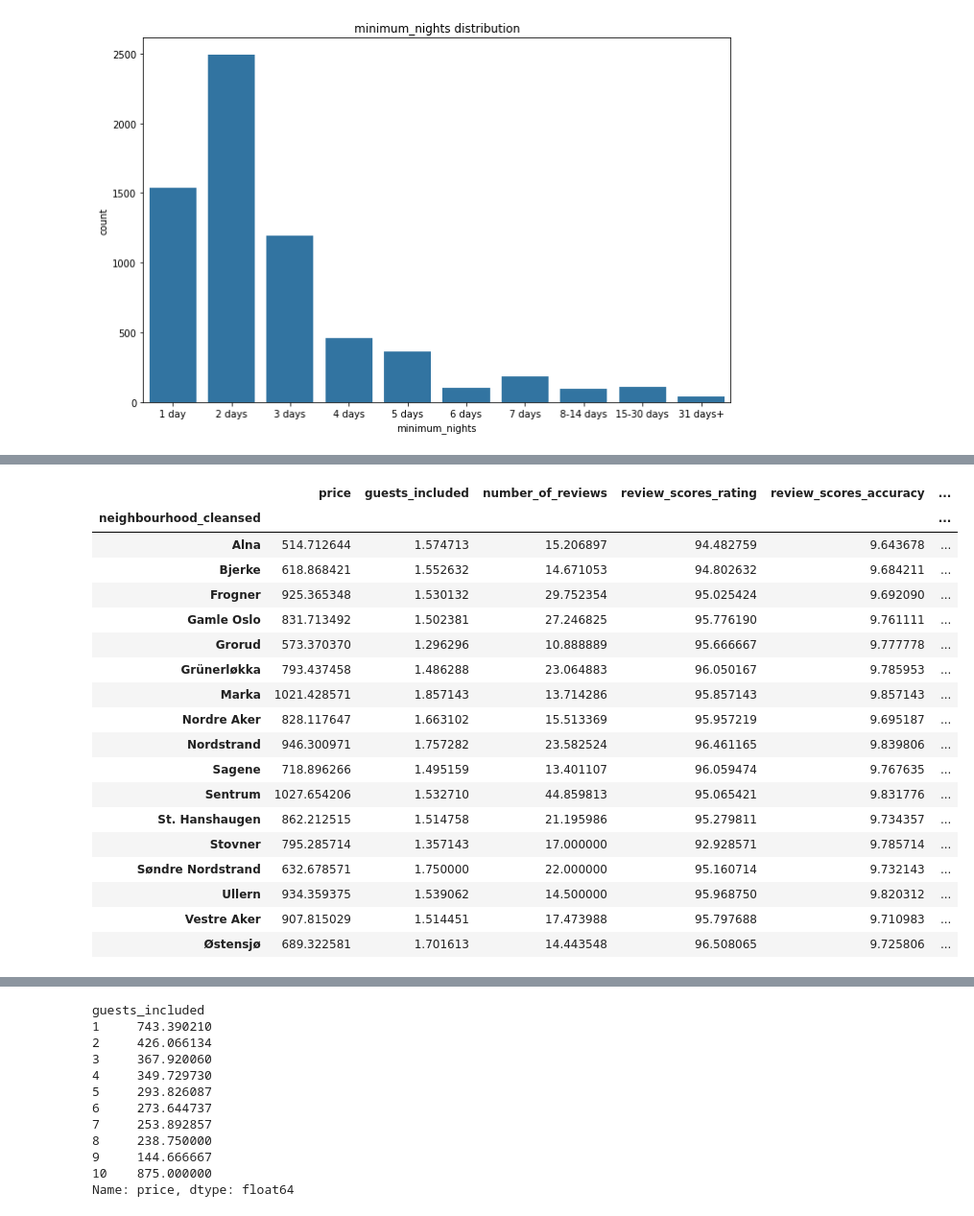
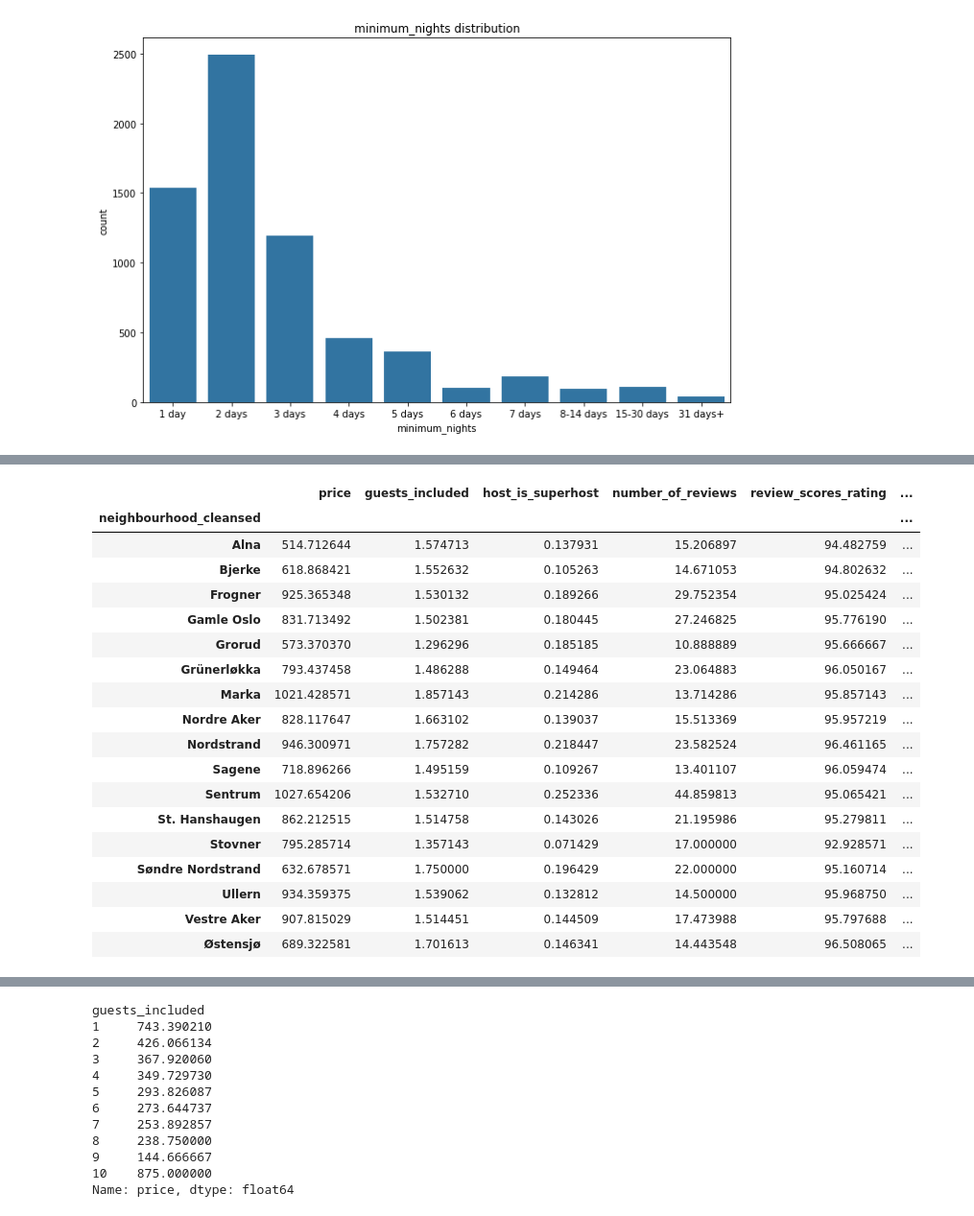
Before and after one commit to BabigaBirregah/airbnb-oslo, a Jupyter notebook: inside-airbnb-oslo.ipynb, the cells around one changed output, grey strips where cells are left out. Shown at 96% size. Saved outputs shown, nothing was run; the diff lists cells and outputs as text; code cells hidden in the pictures.

```diff
--- a/inside-airbnb-oslo.ipynb
+++ b/inside-airbnb-oslo.ipynb
@@ -181,3 +183,7 @@ df_cal.head(3)
 | 2 | 13612597 | 2019-12-01 | f | $505.00 | $505.00 | 1 | 6 |
 # %% [markdown]
 The data have been successfully read into dataframes.
+# %%
+df_geo = df_geo_raw.copy()
+# %%
+df = df_raw.copy()
@@ -384,20 +397,18 @@ df.head(3)
 | 2 | 69964 | https://www.airbnb.com/rooms/69964 | 20191129104559 | 2019-11-29 | Lovely flat in Oslo city centre | NaN | Warm, modern flat (410 square fee... | Warm, modern flat (410 square fee... | ... |
 3 rows × 106 columns
 # %%
-# There are quite a few that we do not need or wouldn't know how to use in a model
+# There are quite a few that we do not need or I wouldn't know how to use in a model
 
 cols_not_needed = ['id', 'listing_url', 'name', 'summary', 'space', 'description', 'neighborhood_overview', 'notes',
                    'transit', 'access', 'interaction', 'house_rules', 'picture_url', 'host_id', 'host_url',
                    'host_name', 'host_location', 'host_about', 'host_thumbnail_url', 'host_picture_url',
-                   'host_neighbourhood', 'host_listings_count', 'host_total_listings_count', 'host_verifications',
-                   'street', 'neighbourhood', 'city', 'state', 'zipcode', 'market', 'smart_location', 'latitude',
-                   'longitude', 'accommodates', 'bedrooms', 'beds', 'bed_type', 'weekly_price', 'monthly_price',
+                   'host_neighbourhood', 'host_listings_count', 'host_verifications',
+                   'street', 'neighbourhood', 'city', 'state', 'zipcode', 'market', 'smart_location', 'bed_type', 'weekly_price', 'monthly_price',
                    'extra_people', 'maximum_nights', 'minimum_minimum_nights', 'maximum_minimum_nights',
                    'minimum_maximum_nights', 'maximum_maximum_nights', 'minimum_nights_avg_ntm',
                    'maximum_nights_avg_ntm', 'calendar_updated', 'availability_30', 'availability_60',
                    'availability_90', 'availability_365', 'calculated_host_listings_count_entire_homes',
-                   'calculated_host_listings_count_private_rooms', 'calculated_host_listings_count_shared_rooms',
-                   'host_since_year']
+                   'calculated_host_listings_count_private_rooms', 'calculated_host_listings_count_shared_rooms']
 
 # In addition we notice there are two more columns that should be datetype. Perhaps combined to a number of days delta.
 dt_cols = ['first_review', 'last_review']
@@ -611,16 +728,3 @@ The columns have indeed been removed.
 - Remove all the columns in the list 'cols_not_needed'
 # %% [markdown]
     2. Clean
-# %%
-cols_not_needed = ['id', 'listing_url', 'name', 'summary', 'space', 'description', 'neighborhood_overview', 'notes',
-                   'transit', 'access', 'interaction', 'house_rules', 'picture_url', 'host_id', 'host_url',
-                   'host_name', 'host_location', 'host_about', 'host_thumbnail_url', 'host_picture_url',
-                   'host_neighbourhood', 'host_listings_count', 'host_total_listings_count', 'host_verifications',
-                   'street', 'neighbourhood', 'city', 'state', 'zipcode', 'market', 'smart_location', 'latitude',
-                   'longitude', 'accommodates', 'bedrooms', 'beds', 'bed_type', 'weekly_price', 'monthly_price',
-                   'extra_people', 'maximum_nights', 'minimum_minimum_nights', 'maximum_minimum_nights',
-                   'minimum_maximum_nights', 'maximum_maximum_nights', 'minimum_nights_avg_ntm',
-                   'maximum_nights_avg_ntm', 'calendar_updated', 'availability_30', 'availability_60',
-                   'availability_90', 'availability_365', 'calculated_host_listings_count_entire_homes',
-                   'calculated_host_listings_count_private_rooms', 'calculated_host_listings_count_shared_rooms']
-print(len(cols_not_needed))
@@ -1202,27 +1617,27 @@ df.describe()
 # %%
-cols_of_interest = ['price', 'guests_included', 'number_of_reviews', 'review_scores_rating', 'review_scores_accuracy',
+cols_of_interest = ['price', 'guests_included', 'host_is_superhost', 'number_of_reviews', 'review_scores_rating', 'review_scores_accuracy',
        'review_scores_cleanliness', 'review_scores_checkin', 'review_scores_communication', 'review_scores_location',
-       'review_scores_value']
+       'review_scores_value', 'bathrooms', 'bedrooms', 'instant_bookable', 'reviews_per_month']
 df_test = pd.DataFrame(means[cols_of_interest])
 df_test
 # %% [output]
-|  | price | guests_included | number_of_reviews | review_scores_rating | review_scores_accuracy | ... |
+|  | price | guests_included | host_is_superhost | number_of_reviews | review_scores_rating | ... |
 | neighbourhood_cleansed |  |  |  |  |  | ... |
-| Alna | 514.712644 | 1.574713 | 15.206897 | 94.482759 | 9.643678 | ... |
-| Bjerke | 618.868421 | 1.552632 | 14.671053 | 94.802632 | 9.684211 | ... |
-| Frogner | 925.365348 | 1.530132 | 29.752354 | 95.025424 | 9.692090 | ... |
-| Gamle Oslo | 831.713492 | 1.502381 | 27.246825 | 95.776190 | 9.761111 | ... |
-| Grorud | 573.370370 | 1.296296 | 10.888889 | 95.666667 | 9.777778 | ... |
-| Grünerløkka | 793.437458 | 1.486288 | 23.064883 | 96.050167 | 9.785953 | ... |
-| Marka | 1021.428571 | 1.857143 | 13.714286 | 95.857143 | 9.857143 | ... |
-| Nordre Aker | 828.117647 | 1.663102 | 15.513369 | 95.957219 | 9.695187 | ... |
-| Nordstrand | 946.300971 | 1.757282 | 23.582524 | 96.461165 | 9.839806 | ... |
-| Sagene | 718.896266 | 1.495159 | 13.401107 | 96.059474 | 9.767635 | ... |
-| Sentrum | 1027.654206 | 1.532710 | 44.859813 | 95.065421 | 9.831776 | ... |
-| St. Hanshaugen | 862.212515 | 1.514758 | 21.195986 | 95.279811 | 9.734357 | ... |
-| Stovner | 795.285714 | 1.357143 | 17.000000 | 92.928571 | 9.785714 | ... |
-| Søndre Nordstrand | 632.678571 | 1.750000 | 22.000000 | 95.160714 | 9.732143 | ... |
-| Ullern | 934.359375 | 1.539062 | 14.500000 | 95.968750 | 9.820312 | ... |
-| Vestre Aker | 907.815029 | 1.514451 | 17.473988 | 95.797688 | 9.710983 | ... |
-| Østensjø | 689.322581 | 1.701613 | 14.443548 | 96.508065 | 9.725806 | ... |
+| Alna | 514.712644 | 1.574713 | 0.137931 | 15.206897 | 94.482759 | ... |
+| Bjerke | 618.868421 | 1.552632 | 0.105263 | 14.671053 | 94.802632 | ... |
+| Frogner | 925.365348 | 1.530132 | 0.189266 | 29.752354 | 95.025424 | ... |
+| Gamle Oslo | 831.713492 | 1.502381 | 0.180445 | 27.246825 | 95.776190 | ... |
+| Grorud | 573.370370 | 1.296296 | 0.185185 | 10.888889 | 95.666667 | ... |
+| Grünerløkka | 793.437458 | 1.486288 | 0.149464 | 23.064883 | 96.050167 | ... |
+| Marka | 1021.428571 | 1.857143 | 0.214286 | 13.714286 | 95.857143 | ... |
+| Nordre Aker | 828.117647 | 1.663102 | 0.139037 | 15.513369 | 95.957219 | ... |
+| Nordstrand | 946.300971 | 1.757282 | 0.218447 | 23.582524 | 96.461165 | ... |
+| Sagene | 718.896266 | 1.495159 | 0.109267 | 13.401107 | 96.059474 | ... |
+| Sentrum | 1027.654206 | 1.532710 | 0.252336 | 44.859813 | 95.065421 | ... |
+| St. Hanshaugen | 862.212515 | 1.514758 | 0.143026 | 21.195986 | 95.279811 | ... |
+| Stovner | 795.285714 | 1.357143 | 0.071429 | 17.000000 | 92.928571 | ... |
+| Søndre Nordstrand | 632.678571 | 1.750000 | 0.196429 | 22.000000 | 95.160714 | ... |
+| Ullern | 934.359375 | 1.539062 | 0.132812 | 14.500000 | 95.968750 | ... |
+| Vestre Aker | 907.815029 | 1.514451 | 0.144509 | 17.473988 | 95.797688 | ... |
+| Østensjø | 689.322581 | 1.701613 | 0.146341 | 14.443548 | 96.508065 | ... |
 # %%
```
Also changed, not shown: parts of 103 cells of this notebook, 1 other file.
